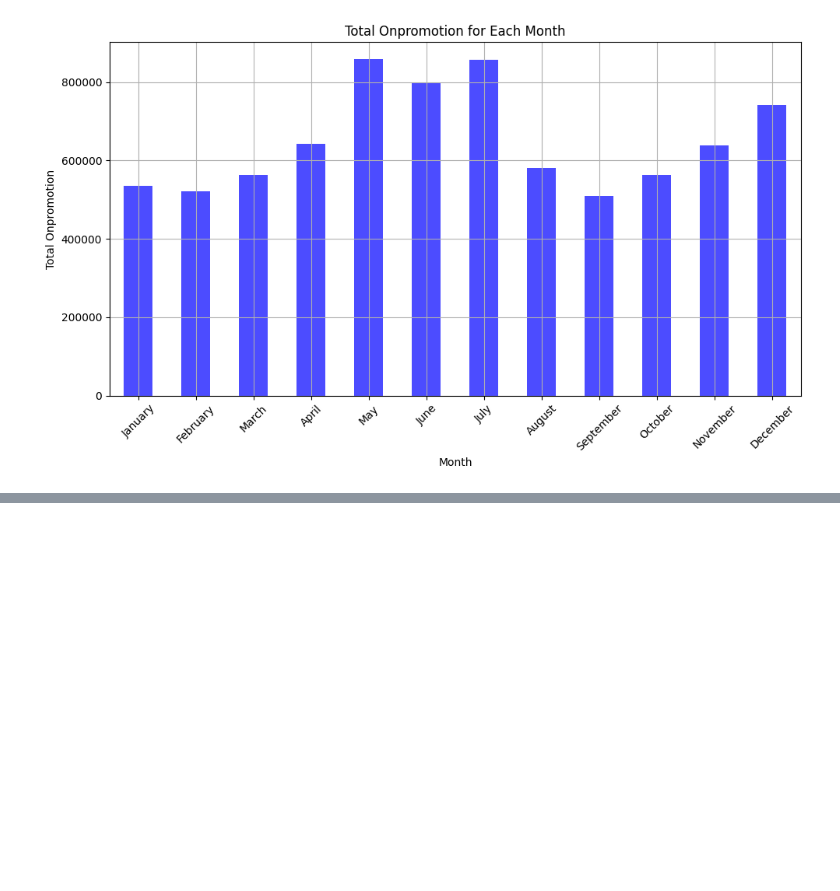
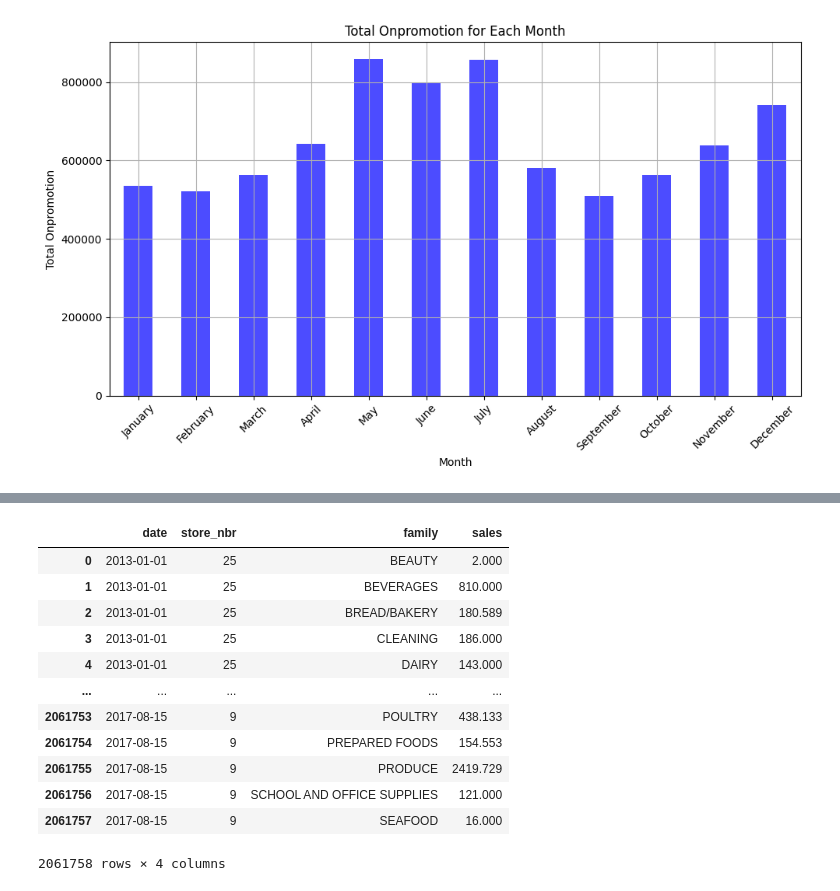
Before and after one commit to nurs-1502/Data_Mining, a Jupyter notebook: daily_data.ipynb, the cells around one changed output, grey strips where cells are left out. Saved outputs shown, nothing was run; the diff lists cells and outputs as text; code cells hidden in the pictures; blank space fills up the shorter version.

```diff
--- a/daily_data.ipynb
+++ b/daily_data.ipynb
@@ -260,0 +308,30 @@ plt.show()
+# %%
+# Grouping train DataFrame by specified columns and summing sales
+df_zeros = df_train.groupby(['id', 'store_nbr', 'family']).sales.sum().reset_index()
+
+# Filtering out rows where sales are zero
+df_zeros = df_zeros[df_zeros.sales == 0]
+
+# Performing an outer merge with train DataFrame
+df_join = df_train.merge(df_zeros, on=['id', 'store_nbr', 'family'], how='outer', indicator=True, suffixes=('', '_zeros'))
+
+# Filtering out rows exclusive to train DataFrame
+df_train1 = df_join[df_join['_merge'] != 'both']
+
+# Dropping unnecessary columns and resetting index
+df_train1 = df_train1.drop(['id', '_merge', 'onpromotion', 'sales_zeros'], axis=1).reset_index(drop=True)
+df_train1
+# %% [output]
+|  | date | store_nbr | family | sales |
+| 0 | 2013-01-01 | 25 | BEAUTY | 2.000 |
+| 1 | 2013-01-01 | 25 | BEVERAGES | 810.000 |
+| 2 | 2013-01-01 | 25 | BREAD/BAKERY | 180.589 |
+| 3 | 2013-01-01 | 25 | CLEANING | 186.000 |
+| 4 | 2013-01-01 | 25 | DAIRY | 143.000 |
+| ... | ... | ... | ... | ... |
+| 2061753 | 2017-08-15 | 9 | POULTRY | 438.133 |
+| 2061754 | 2017-08-15 | 9 | PREPARED FOODS | 154.553 |
+| 2061755 | 2017-08-15 | 9 | PRODUCE | 2419.729 |
+| 2061756 | 2017-08-15 | 9 | SCHOOL AND OFFICE SUPPLIES | 121.000 |
+| 2061757 | 2017-08-15 | 9 | SEAFOOD | 16.000 |
+2061758 rows × 4 columns
```
Also changed, not shown: parts of 18 cells of this notebook.
